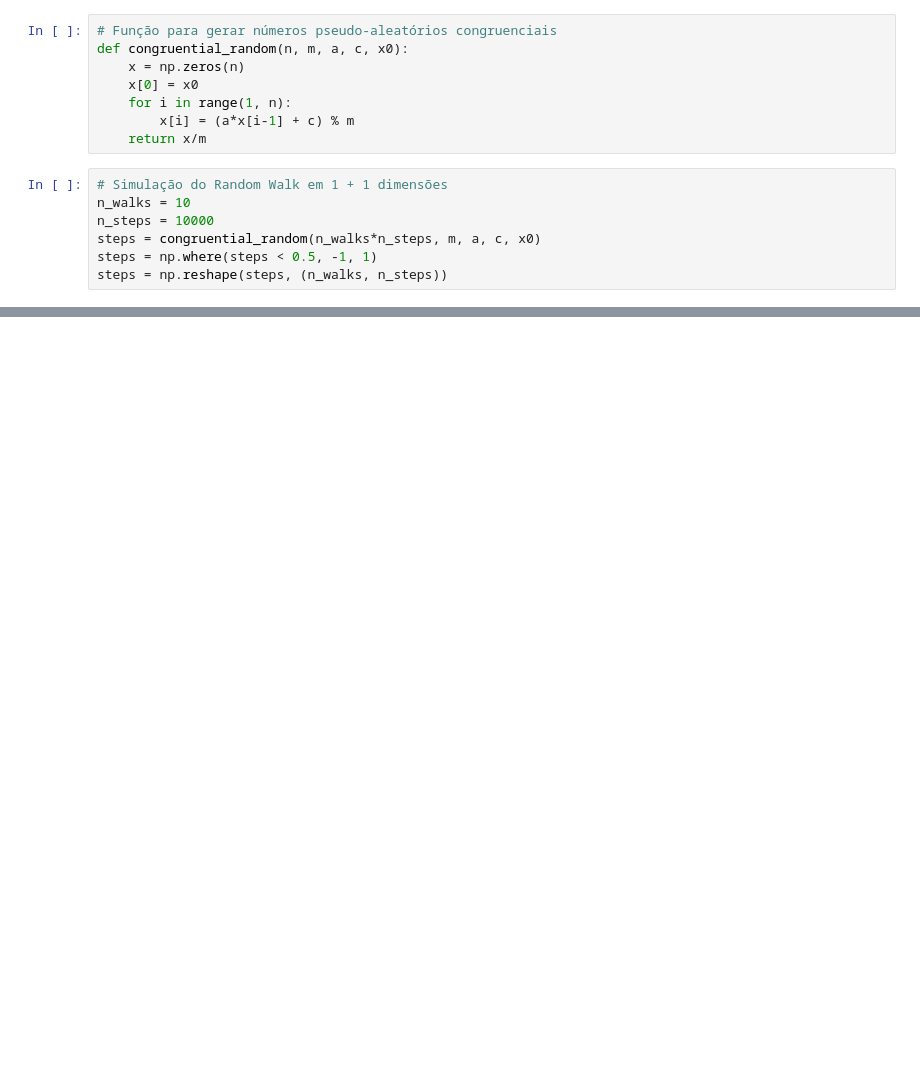
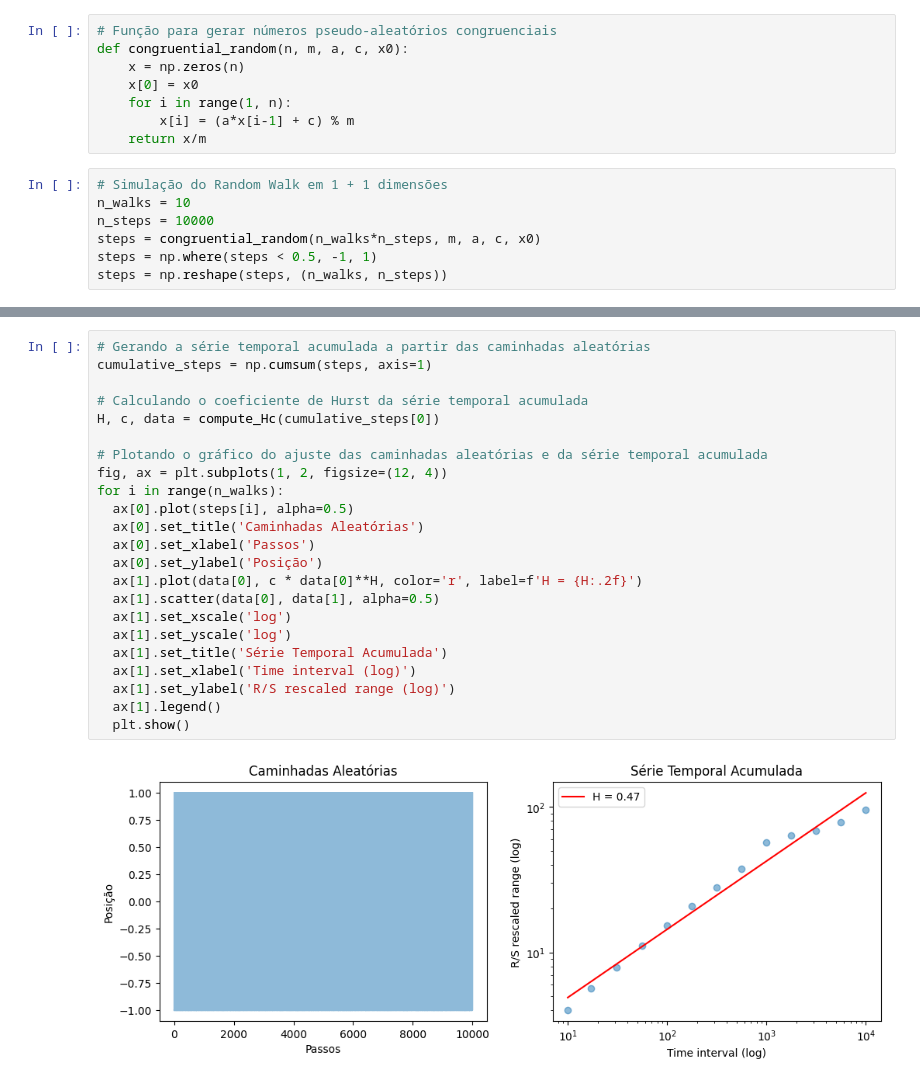
Before and after one commit to mihanne/Praticas_PMMC, a Jupyter notebook: Caminhante_Aleatorio/RandomWalk.ipynb, the cells around one changed output, grey strips where cells are left out. Cells and saved outputs as stored; diff of their text form; blank space fills up the shorter version.

```diff
--- a/Caminhante_Aleatorio/RandomWalk.ipynb
+++ b/Caminhante_Aleatorio/RandomWalk.ipynb
@@ -102,0 +112,25 @@ p-valor: 1.2636647392021002e-180
+# %%
+# Gerando a série temporal acumulada a partir das caminhadas aleatórias
+cumulative_steps = np.cumsum(steps, axis=1)
+
+# Calculando o coeficiente de Hurst da série temporal acumulada
+H, c, data = compute_Hc(cumulative_steps[0])
+
+# Plotando o gráfico do ajuste das caminhadas aleatórias e da série temporal acumulada
+fig, ax = plt.subplots(1, 2, figsize=(12, 4))
+for i in range(n_walks):
+  ax[0].plot(steps[i], alpha=0.5)
+  ax[0].set_title('Caminhadas Aleatórias')
+  ax[0].set_xlabel('Passos')
+  ax[0].set_ylabel('Posição')
+  ax[1].plot(data[0], c * data[0]**H, color='r', label=f'H = {H:.2f}')
+  ax[1].scatter(data[0], data[1], alpha=0.5)
+  ax[1].set_xscale('log')
+  ax[1].set_yscale('log')
+  ax[1].set_title('Série Temporal Acumulada')
+  ax[1].set_xlabel('Time interval (log)')
+  ax[1].set_ylabel('R/S rescaled range (log)')
+  ax[1].legend()
+  plt.show()
+# %% [output]
+[figure, added]
```
Also changed, not shown: parts of 5 cells of this notebook.
